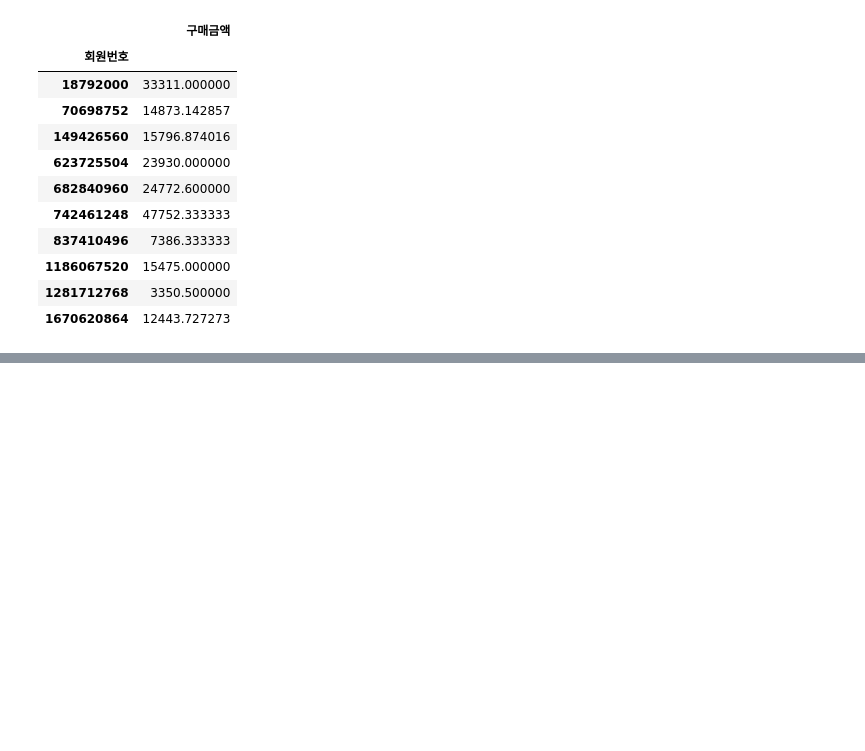
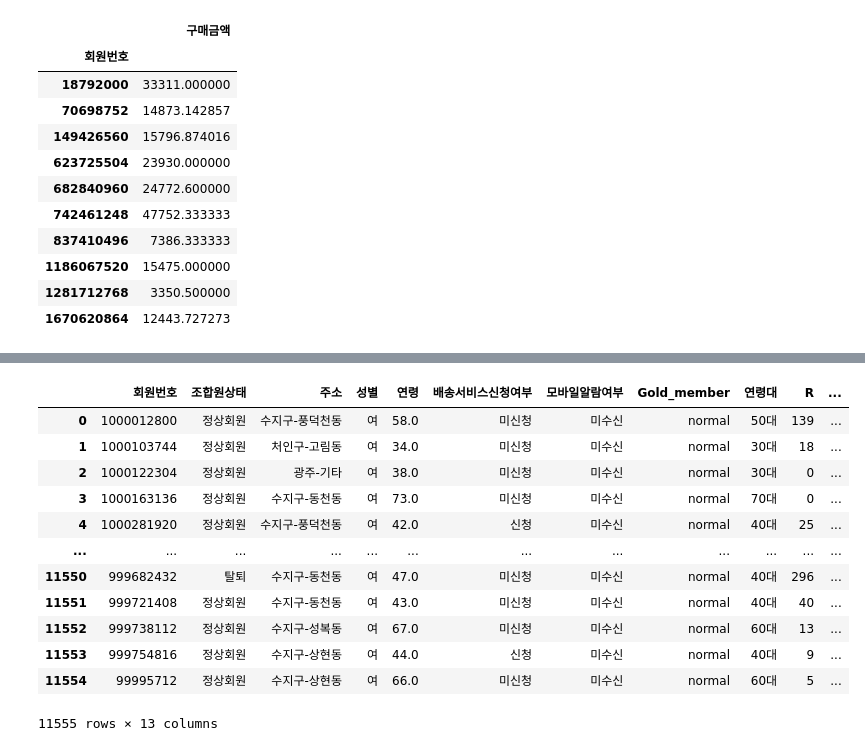
Before and after one commit to raneeKim/SW_CAMP, a Jupyter notebook: ML_Project/자료확인.ipynb, the cells around one changed output, grey strips where cells are left out. Saved outputs shown, nothing was run; the diff lists cells and outputs as text; code cells hidden in the pictures; blank space fills up the shorter version.

```diff
--- a/ML_Project/자료확인.ipynb
+++ b/ML_Project/자료확인.ipynb
@@ -642,0 +828,16 @@ df_90.pivot_table(index='회원번호', values ='구매금액' , aggfunc = 'mean
+# %%
+member_df
+# %% [output]
+|  | 회원번호 | 조합원상태 | 주소 | 성별 | 연령 | 배송서비스신청여부 | 모바일알람여부 | Gold_member | 연령대 | R | ... |
+| 0 | 1000012800 | 정상회원 | 수지구-풍덕천동 | 여 | 58.0 | 미신청 | 미수신 | normal | 50대 | 139 | ... |
+| 1 | 1000103744 | 정상회원 | 처인구-고림동 | 여 | 34.0 | 미신청 | 미수신 | normal | 30대 | 18 | ... |
+| 2 | 1000122304 | 정상회원 | 광주-기타 | 여 | 38.0 | 미신청 | 미수신 | normal | 30대 | 0 | ... |
+| 3 | 1000163136 | 정상회원 | 수지구-동천동 | 여 | 73.0 | 미신청 | 미수신 | normal | 70대 | 0 | ... |
+| 4 | 1000281920 | 정상회원 | 수지구-풍덕천동 | 여 | 42.0 | 신청 | 미수신 | normal | 40대 | 25 | ... |
+| ... | ... | ... | ... | ... | ... | ... | ... | ... | ... | ... | ... |
+| 11550 | 999682432 | 탈퇴 | 수지구-동천동 | 여 | 47.0 | 미신청 | 미수신 | normal | 40대 | 296 | ... |
+| 11551 | 999721408 | 정상회원 | 수지구-동천동 | 여 | 43.0 | 미신청 | 미수신 | normal | 40대 | 40 | ... |
+| 11552 | 999738112 | 정상회원 | 수지구-성복동 | 여 | 67.0 | 미신청 | 미수신 | normal | 60대 | 13 | ... |
+| 11553 | 999754816 | 정상회원 | 수지구-상현동 | 여 | 44.0 | 신청 | 미수신 | normal | 40대 | 9 | ... |
+| 11554 | 99995712 | 정상회원 | 수지구-상현동 | 여 | 66.0 | 미신청 | 미수신 | normal | 60대 | 5 | ... |
+11555 rows × 13 columns
```
Also changed, not shown: parts of 66 cells of this notebook, 1 other file.
